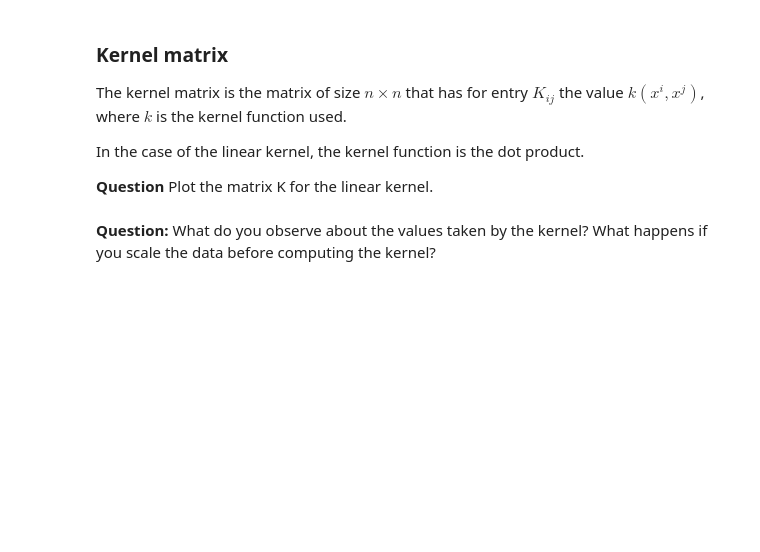
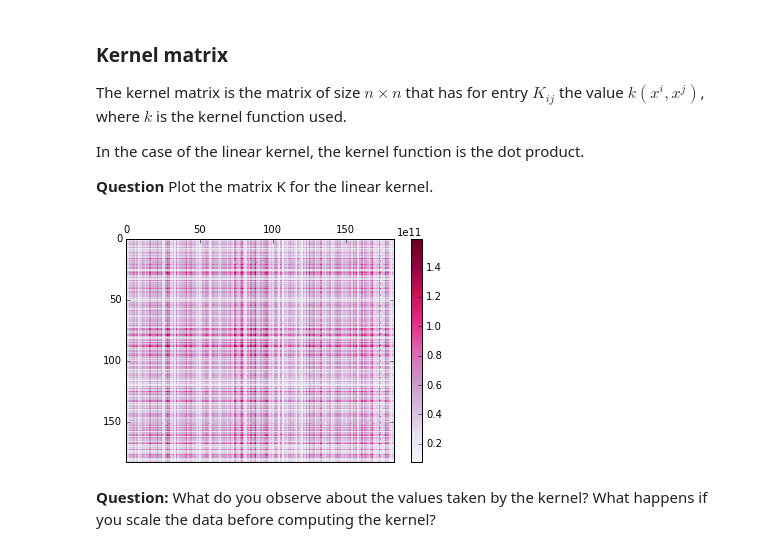
Before and after one commit to Coneain/ma2823_2016, a Jupyter notebook: lab_notebooks/Lab 7 2016-11-25 Support Vector Machines.ipynb, the cells around one changed output. Saved outputs shown, nothing was run; the diff lists cells and outputs as text; code cells hidden in the pictures; blank space fills up the shorter version.

```diff
--- a/lab_notebooks/Lab 7 2016-11-25 Support Vector Machines.ipynb
+++ b/lab_notebooks/Lab 7 2016-11-25 Support Vector Machines.ipynb
@@ -104,21 +123,23 @@ In the case of the linear kernel, the kernel function is the dot product.
 
 **Question** Plot the matrix K for the linear kernel.
 # %%
-kmatrix = # TODO
+kmatrix = X.dot(X.T)
 
 # heatmap + color map
 plt.pcolor(kmatrix, cmap=matplotlib.cm.PuRd)
 
 # plot colorbar to the right
 plt.colorbar()
 
 # set axes boundaries
 plt.xlim([0, X.shape[0]])
 plt.ylim([0, X.shape[0]])
 
 # flip the y-axis
 plt.gca().invert_yaxis()
 plt.gca().xaxis.tick_top()
+# %% [output]
+[figure, added]
 # %% [markdown]
 **Question:** What do you observe about the values taken by the kernel? What happens if you scale the data before computing the kernel?
 # %% [markdown]
```
Also changed, not shown: parts of 16 cells of this notebook.
